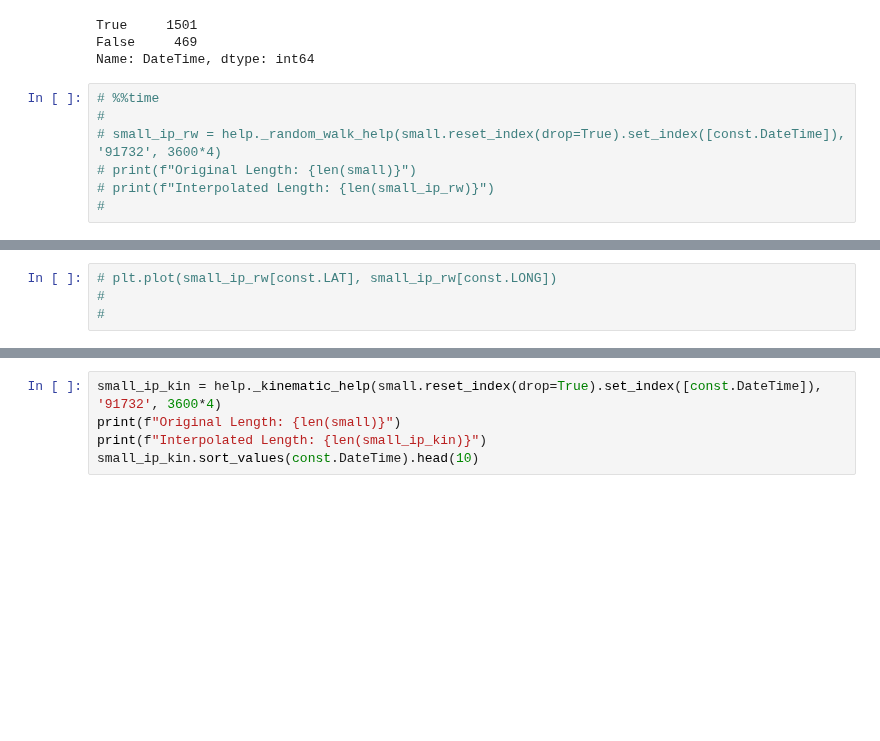
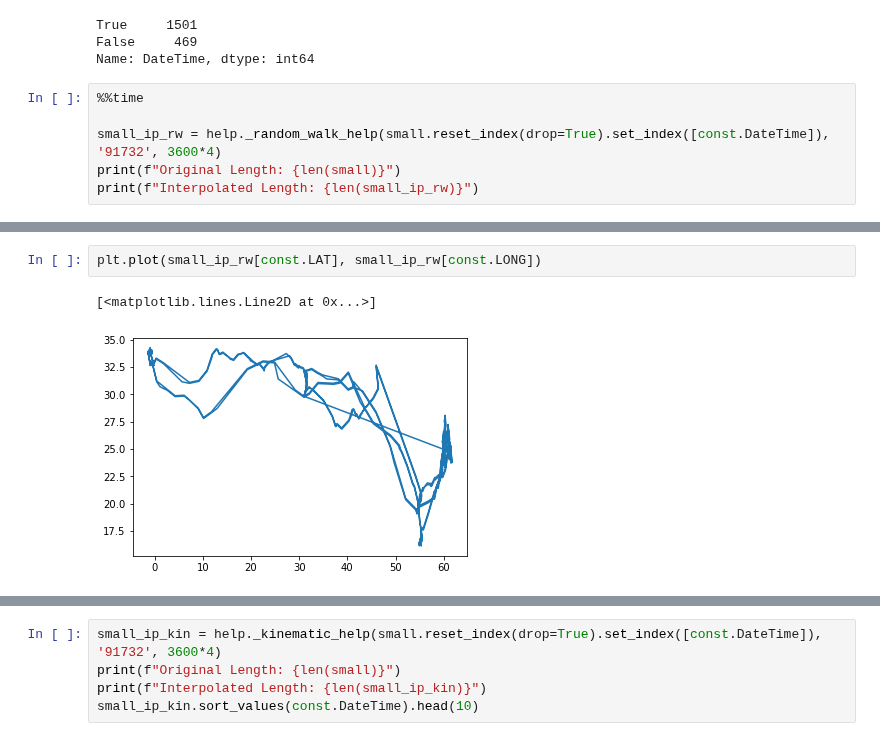
Before and after one commit to YakshHaranwala/PTRAIL, a Jupyter notebook: examples/rw_kin.ipynb, the cells around one changed output, grey strips where cells are left out. Cells and saved outputs as stored; diff of their text form; blank space fills up the shorter version.

```diff
--- a/examples/rw_kin.ipynb
+++ b/examples/rw_kin.ipynb
@@ -49,9 +50,8 @@ True     1501
 False     469
 Name: DateTime, dtype: int64
 # %%
-# %%time
-#
-# small_ip_rw = help._random_walk_help(small.reset_index(drop=True).set_index([const.DateTime]), '91732', 3600*4)
-# print(f"Original Length: {len(small)}")
-# print(f"Interpolated Length: {len(small_ip_rw)}")
-#
+%%time
+
+small_ip_rw = help._random_walk_help(small.reset_index(drop=True).set_index([const.DateTime]), '91732', 3600*4)
+print(f"Original Length: {len(small)}")
+print(f"Interpolated Length: {len(small_ip_rw)}")
@@ -62,5 +68,6 @@ Name: DateTime, dtype: int64
 # %%
-# plt.plot(small_ip_rw[const.LAT], small_ip_rw[const.LONG])
-#
-#
+plt.plot(small_ip_rw[const.LAT], small_ip_rw[const.LONG])
+# %% [output]
+[<matplotlib.lines.Line2D at 0x...>]
+[figure, added]
 # %%
```
Also changed, not shown: parts of 11 cells of this notebook, 2 other files.
